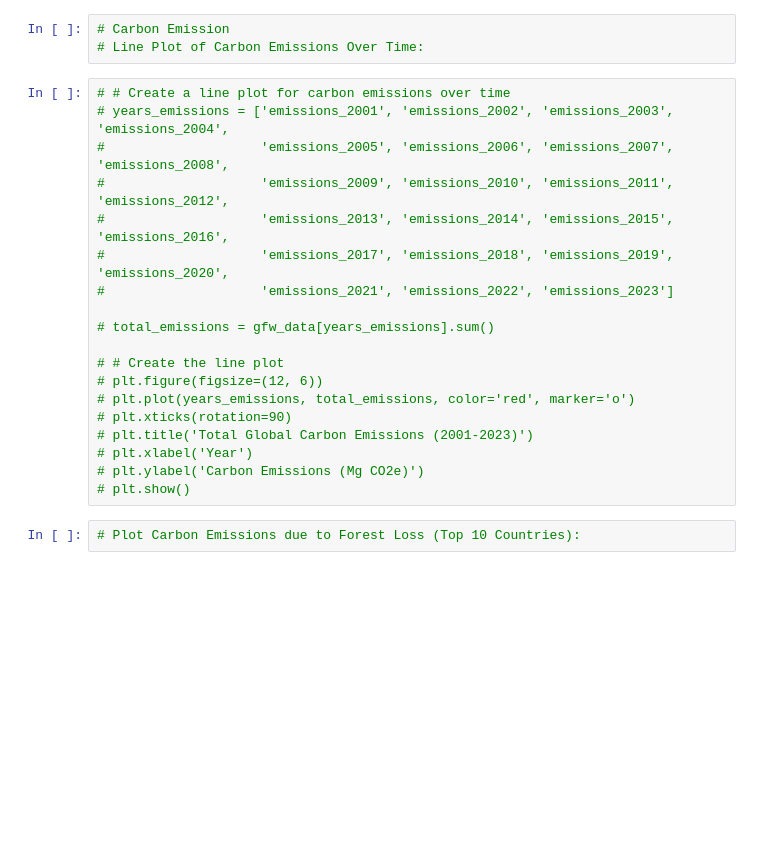
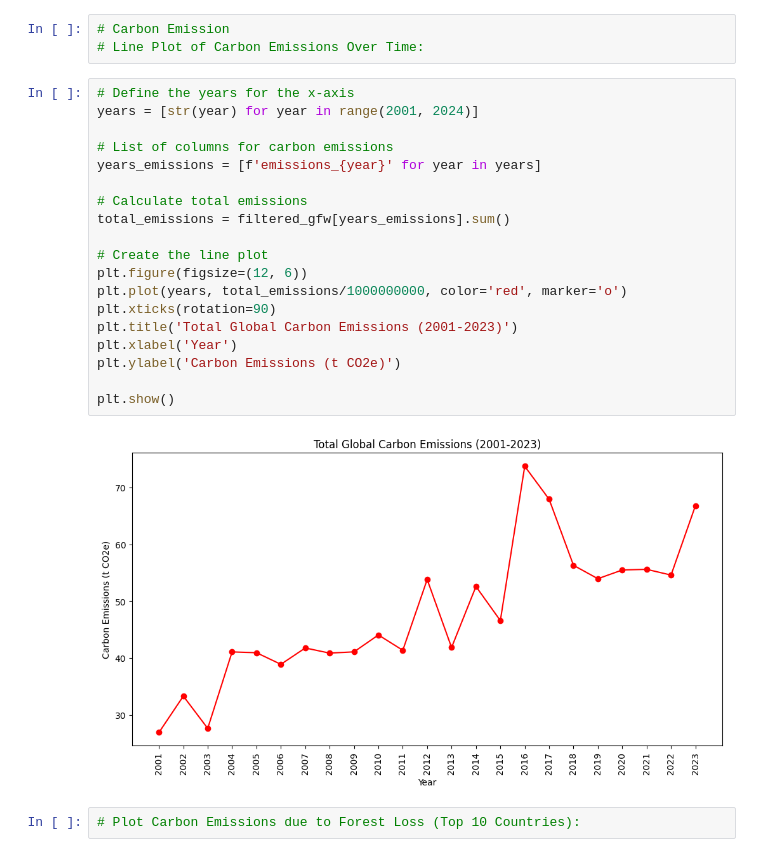
Before and after one commit to epsilonite/data-viz-project, a Jupyter notebook: static/deforestation.ipynb, the cells around one changed output. Cells and saved outputs as stored; diff of their text form; blank space fills up the shorter version.

```diff
--- a/static/deforestation.ipynb
+++ b/static/deforestation.ipynb
@@ -246,24 +241,26 @@ plt.show()
 # Carbon Emission
 # Line Plot of Carbon Emissions Over Time:
 # %%
-# # Create a line plot for carbon emissions over time
-# years_emissions = ['emissions_2001', 'emissions_2002', 'emissions_2003', 'emissions_2004',
-#                    'emissions_2005', 'emissions_2006', 'emissions_2007', 'emissions_2008',
-#                    'emissions_2009', 'emissions_2010', 'emissions_2011', 'emissions_2012',
-#                    'emissions_2013', 'emissions_2014', 'emissions_2015', 'emissions_2016',
-#                    'emissions_2017', 'emissions_2018', 'emissions_2019', 'emissions_2020',
-#                    'emissions_2021', 'emissions_2022', 'emissions_2023']
+# Define the years for the x-axis
+years = [str(year) for year in range(2001, 2024)]
 
-# total_emissions = gfw_data[years_emissions].sum()
+# List of columns for carbon emissions
+years_emissions = [f'emissions_{year}' for year in years]
 
-# # Create the line plot
-# plt.figure(figsize=(12, 6))
-# plt.plot(years_emissions, total_emissions, color='red', marker='o')
-# plt.xticks(rotation=90)
-# plt.title('Total Global Carbon Emissions (2001-2023)')
-# plt.xlabel('Year')
-# plt.ylabel('Carbon Emissions (Mg CO2e)')
-# plt.show()
+# Calculate total emissions
+total_emissions = filtered_gfw[years_emissions].sum()
+
+# Create the line plot
+plt.figure(figsize=(12, 6))
+plt.plot(years, total_emissions/1000000000, color='red', marker='o')
+plt.xticks(rotation=90)
+plt.title('Total Global Carbon Emissions (2001-2023)')
+plt.xlabel('Year')
+plt.ylabel('Carbon Emissions (t CO2e)')
+
+plt.show()
+# %% [output]
+[figure, added]
 # %%
 # Plot Carbon Emissions due to Forest Loss (Top 10 Countries):
 # %%
```
Also changed, not shown: parts of 16 cells of this notebook, 2 other files.
